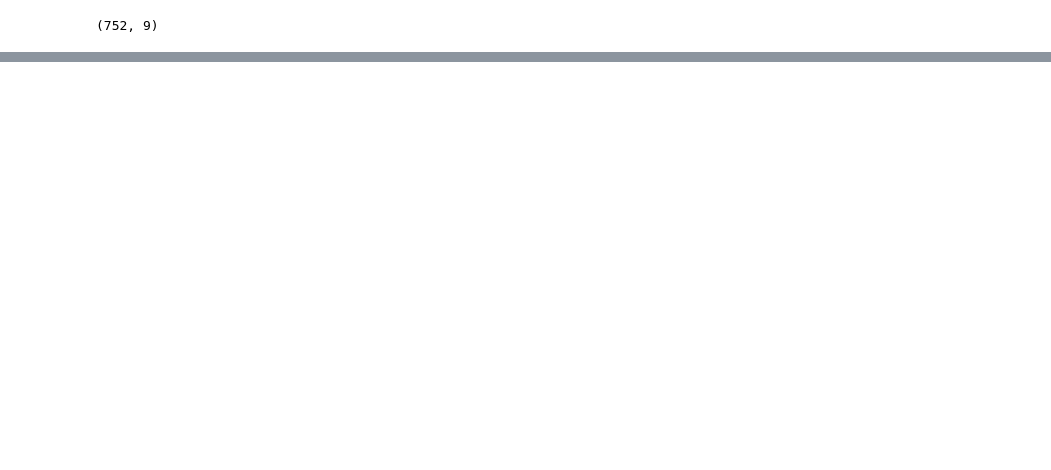
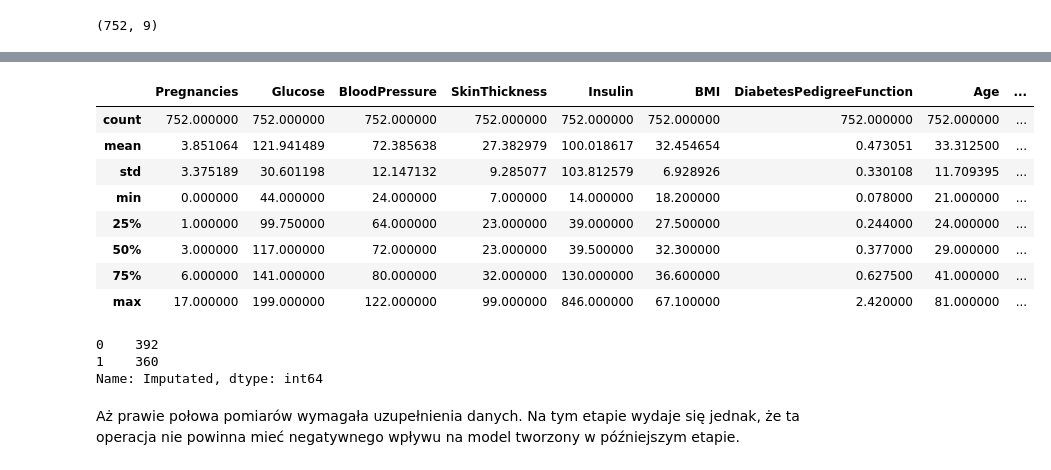
Before and after one commit to isso1550/analiza23_medycyna, a Jupyter notebook: Analiza_zbioru.ipynb, the cells around one changed output, grey strips where cells are left out. Cells and saved outputs as stored; diff of their text form; code cells hidden in the pictures; blank space fills up the shorter version.

```diff
--- a/Analiza_zbioru.ipynb
+++ b/Analiza_zbioru.ipynb
@@ -123,0 +130,27 @@ for idx, col in enumerate(["BloodPressure", "SkinThickness", "Insulin"]):
+# %%
+imputated_data["Imputated"] = 0
+# %%
+for col in ["BloodPressure", "SkinThickness", "Insulin"]:
+    mask = imputated_data[col]==0
+    imputated_data.loc[mask, "Imputated"] = 1
+    imputated_data[col].replace(0, imputated_data[col].median(), inplace=True)
+# %%
+imputated_data.describe()
+# %% [output]
+|  | Pregnancies | Glucose | BloodPressure | SkinThickness | Insulin | BMI | DiabetesPedigreeFunction | Age | ... |
+| count | 752.000000 | 752.000000 | 752.000000 | 752.000000 | 752.000000 | 752.000000 | 752.000000 | 752.000000 | ... |
+| mean | 3.851064 | 121.941489 | 72.385638 | 27.382979 | 100.018617 | 32.454654 | 0.473051 | 33.312500 | ... |
+| std | 3.375189 | 30.601198 | 12.147132 | 9.285077 | 103.812579 | 6.928926 | 0.330108 | 11.709395 | ... |
+| min | 0.000000 | 44.000000 | 24.000000 | 7.000000 | 14.000000 | 18.200000 | 0.078000 | 21.000000 | ... |
+| 25% | 1.000000 | 99.750000 | 64.000000 | 23.000000 | 39.000000 | 27.500000 | 0.244000 | 24.000000 | ... |
+| 50% | 3.000000 | 117.000000 | 72.000000 | 23.000000 | 39.500000 | 32.300000 | 0.377000 | 29.000000 | ... |
+| 75% | 6.000000 | 141.000000 | 80.000000 | 32.000000 | 130.000000 | 36.600000 | 0.627500 | 41.000000 | ... |
+| max | 17.000000 | 199.000000 | 122.000000 | 99.000000 | 846.000000 | 67.100000 | 2.420000 | 81.000000 | ... |
+# %%
+imputated_data['Imputated'].value_counts()
+# %% [output]
+0    392
+1    360
+Name: Imputated, dtype: int64
+# %% [markdown]
+Aż prawie połowa pomiarów wymagała uzupełnienia danych. Na tym etapie wydaje się jednak, że ta operacja nie powinna mieć negatywnego wpływu na model tworzony w późniejszym etapie.
```
Also changed, not shown: parts of 11 cells of this notebook.
